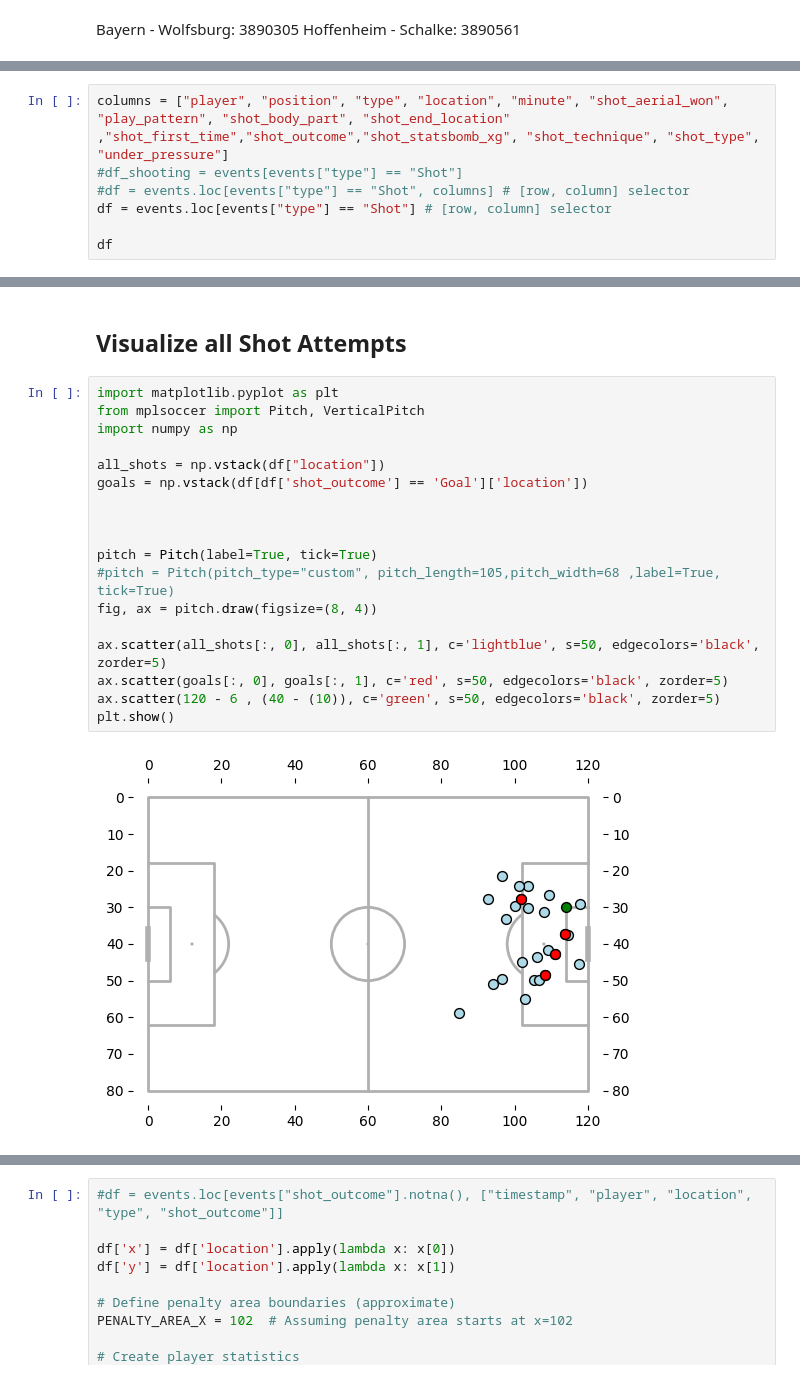
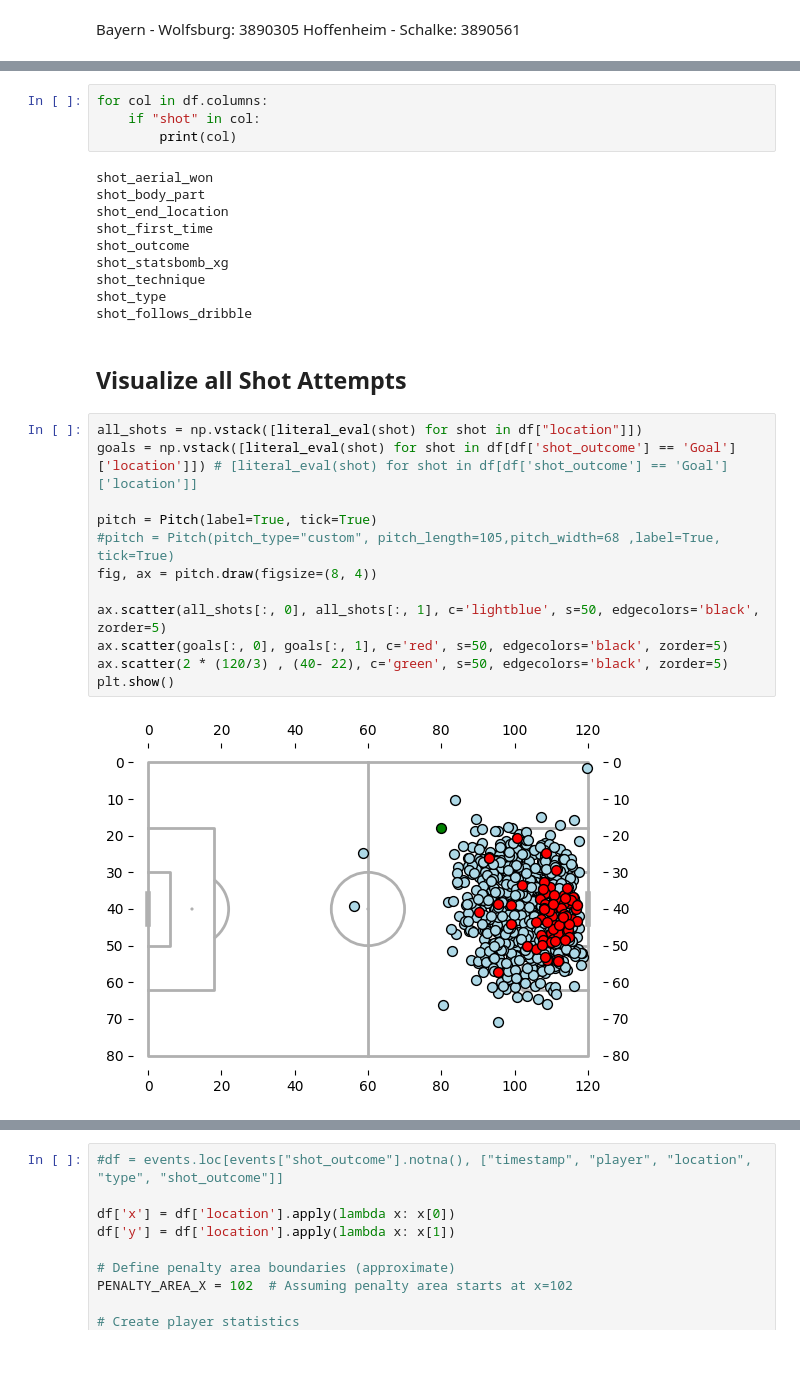
Before and after one commit to allorenz/football-player-similarity, a Jupyter notebook: src/shooting.ipynb, the cells around one changed output, grey strips where cells are left out. Drawn from its saved outputs; the diff is of its cells as text.

```diff
--- a/src/shooting.ipynb
+++ b/src/shooting.ipynb
@@ -46,7 +5,0 @@ array(['Starting XI', 'Half Start', 'Pass', 'Ball Receipt*', 'Carry',
-# %%
-columns = ["player", "position", "type", "location", "minute", "shot_aerial_won", "play_pattern", "shot_body_part", "shot_end_location" ,"shot_first_time","shot_outcome","shot_statsbomb_xg", "shot_technique", "shot_type", "under_pressure"]
-#df_shooting = events[events["type"] == "Shot"]
-#df = events.loc[events["type"] == "Shot", columns] # [row, column] selector
-df = events.loc[events["type"] == "Shot"] # [row, column] selector
-
-df
@@ -72,22 +49,30 @@ df
+# %%
+for col in df.columns:
+    if "shot" in col:
+        print(col)
+# %% [output]
+shot_aerial_won
+shot_body_part
+shot_end_location
+shot_first_time
+shot_outcome
+shot_statsbomb_xg
+shot_technique
+shot_type
+shot_follows_dribble
 # %% [markdown]
 ## __Visualize all Shot Attempts__
 # %%
-import matplotlib.pyplot as plt
-from mplsoccer import Pitch, VerticalPitch
-import numpy as np
-
-all_shots = np.vstack(df["location"])
-goals = np.vstack(df[df['shot_outcome'] == 'Goal']['location'])
-
-
+all_shots = np.vstack([literal_eval(shot) for shot in df["location"]])
+goals = np.vstack([literal_eval(shot) for shot in df[df['shot_outcome'] == 'Goal']['location']]) # [literal_eval(shot) for shot in df[df['shot_outcome'] == 'Goal']['location']]
 
 pitch = Pitch(label=True, tick=True)
 #pitch = Pitch(pitch_type="custom", pitch_length=105,pitch_width=68 ,label=True, tick=True)
 fig, ax = pitch.draw(figsize=(8, 4))
 
 ax.scatter(all_shots[:, 0], all_shots[:, 1], c='lightblue', s=50, edgecolors='black', zorder=5)
 ax.scatter(goals[:, 0], goals[:, 1], c='red', s=50, edgecolors='black', zorder=5)
-ax.scatter(120 - 6 , (40 - (10)), c='green', s=50, edgecolors='black', zorder=5)
+ax.scatter(2 * (120/3) , (40- 22), c='green', s=50, edgecolors='black', zorder=5)
 plt.show()
 # %% [output]
-[figure, old version]
+[figure, new version]
```
Also changed, not shown: parts of 27 cells of this notebook, 5 other files.
